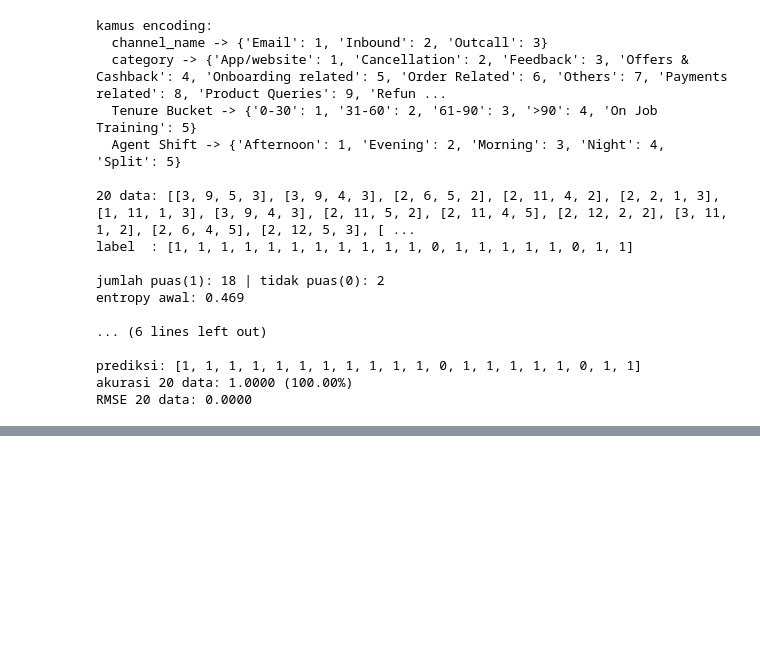
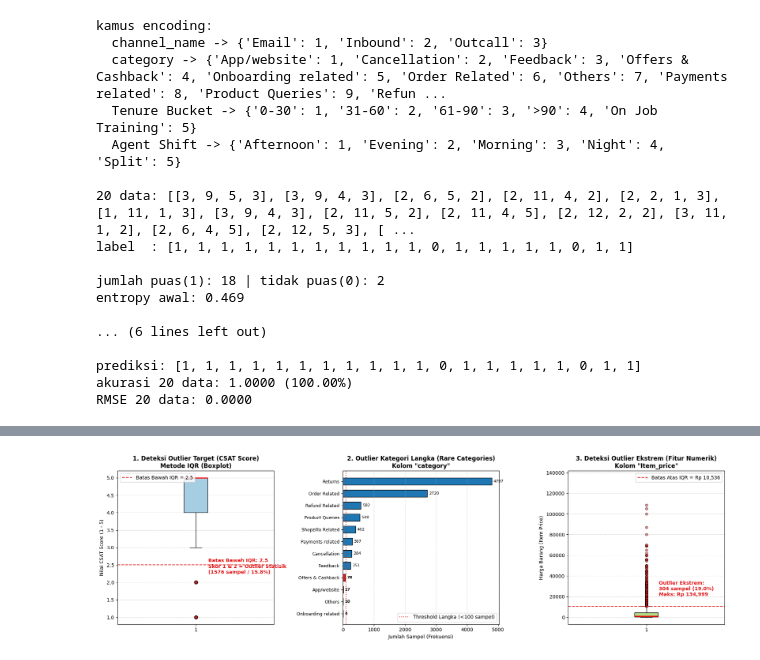
Before and after one commit to haidaralfff/ML_Learning, a Jupyter notebook: notebook/desiciontree.ipynb, the cells around one changed output, grey strips where cells are left out. Drawn from its saved outputs; the diff is of its cells as text; code cells hidden in the pictures; blank space fills up the shorter version.

```diff
--- a/notebook/desiciontree.ipynb
+++ b/notebook/desiciontree.ipynb
@@ -106,7 +107,14 @@ import kagglehub
 from pathlib import Path
 
 # download dataset dari kaggle (sekali download, run berikutnya pakai cache)
-path = kagglehub.dataset_download("ddosad/ecommerce-customer-service-satisfaction")
+try:
+    path = kagglehub.dataset_download("ddosad/ecommerce-customer-service-satisfaction")
+except Exception:
+    cached_path = Path.home() / ".cache" / "kagglehub" / "datasets" / "ddosad" / "ecommerce-customer-service-satisfaction" / "versions" / "3"
+    if cached_path.exists():
+        path = str(cached_path)
+    else:
+        raise
 
 # cari file csv di folder hasil download
 data = next(Path(path).glob("*.csv"), None)
@@ -252,0 +393,70 @@ RMSE 20 data: 0.0000
+# %%
+# visualisasi deteksi outlier
+fig, axes = plt.subplots(1, 3, figsize=(18, 5.5))
+
+# 1. Boxplot CSAT Score (Target)
+q1 = df[target].quantile(0.25)
+q3 = df[target].quantile(0.75)
+iqr = q3 - q1
+lower_bound = q1 - 1.5 * iqr
+outliers_csat = df[df[target] < lower_bound]
+
+axes[0].boxplot(df[target].dropna(), patch_artist=True, vert=True,
+                boxprops=dict(facecolor='#a6cee3', color='black'),
+                medianprops=dict(color='red', linewidth=2),
+                flierprops=dict(marker='o', markerfacecolor='#e31a1c', markersize=6, alpha=0.6))
+axes[0].set_title('1. Deteksi Outlier Target (CSAT Score)\nMetode IQR (Boxplot)', fontweight='bold', fontsize=12)
+axes[0].set_ylabel('Nilai CSAT Score (1 - 5)')
+axes[0].axhline(lower_bound, color='#e31a1c', linestyle='--', linewidth=1.5, label=f'Batas Bawah IQR = {lower_bound}')
+axes[0].text(1.08, lower_bound - 0.25, f'Batas Bawah IQR: {lower_bound}\nSkor 1 & 2 = Outlier Statisik\n({len(outliers_csat)} sampel / {len(outliers_csat)/len(df)*100:.1f}%)',
+             color='#e31a1c', fontweight='bold', fontsize=10)
+axes[0].legend(loc='upper left')
+axes[0].grid(axis='y', linestyle='--', alpha=0.5)
+
+# 2. Rare Category Outliers pada 'category'
+inv_kamus_cat = {v: k for k, v in kamus['category'].items()}
+cat_series = df['category'].map(inv_kamus_cat)
+counts_cat = cat_series.value_counts()
+colors = ['#1f78b4' if v >= 100 else '#e31a1c' for v in counts_cat.values]
+y_pos = range(len(counts_cat))
+axes[1].barh(y_pos, counts_cat.values, color=colors, edgecolor='black', height=0.6)
+axes[1].set_yticks(y_pos)
+axes[1].set_yticklabels(counts_cat.index, fontsize=9)
+axes[1].invert_yaxis()
+axes[1].axvline(100, color='#e31a1c', linestyle=':', linewidth=1.5, label='Threshold Langka (<100 sampel)')
+axes[1].set_title('2. Outlier Kategori Langka (Rare Categories)\nKolom "category"', fontweight='bold', fontsize=12)
+axes[1].set_xlabel('Jumlah Sampel (Frekuensi)')
+for i, v in enumerate(counts_cat.values):
+    axes[1].text(v + 50, i, f'{v}', va='center', fontsize=8, fontweight='bold' if v < 100 else 'normal')
+axes[1].legend(loc='lower right')
+axes[1].grid(axis='x', linestyle='--', alpha=0.5)
+
+# 3. Boxplot Item_price dari dataset awal
+raw_df = pd.read_csv(data, nrows=10000)
+item_p = raw_df['Item_price'].dropna()
+q1_p = item_p.quantile(0.25)
+q3_p = item_p.quantile(0.75)
+iqr_p = q3_p - q1_p
+up_bound_p = q3_p + 1.5 * iqr_p
+outliers_p = item_p[item_p > up_bound_p]
+
+axes[2].boxplot(item_p, patch_artist=True, vert=True,
+                boxprops=dict(facecolor='#b2df8a', color='black'),
+                medianprops=dict(color='red', linewidth=2),
+                flierprops=dict(marker='o', markerfacecolor='#e31a1c', markersize=5, alpha=0.5))
+axes[2].set_title('3. Deteksi Outlier Ekstrem (Fitur Numerik)\nKolom "Item_price"', fontweight='bold', fontsize=12)
+axes[2].set_ylabel('Harga Barang (Item Price)')
+axes[2].axhline(up_bound_p, color='#e31a1c', linestyle='--', linewidth=1.5, label=f'Batas Atas IQR = Rp {up_bound_p:,.0f}')
+axes[2].text(1.08, up_bound_p + 10000, f'Outlier Ekstrem:\n{len(outliers_p)} sampel ({len(outliers_p)/len(item_p)*100:.1f}%)\nMaks: Rp {item_p.max():,.0f}',
+             color='#e31a1c', fontweight='bold', fontsize=10)
+axes[2].legend(loc='upper right')
+axes[2].grid(axis='y', linestyle='--', alpha=0.5)
+
+plt.tight_layout()
+plt.show()
+
+print(f'Total baris outlier target (CSAT Score < 2.5): {len(outliers_csat)} ({len(outliers_csat)/len(df)*100:.2f}%)')
+print(f'Kategori langka (Outlier frekuensi <100 sampel): {dict(counts_cat[counts_cat < 100])}')
+print(f'Total baris outlier numerik (Item_price > {up_bound_p:,.0f}): {len(outliers_p)} ({len(outliers_p)/len(item_p)*100:.2f}%)')
+# %% [output]
+[figure, added]
```
Also changed, not shown: parts of 7 cells of this notebook, 9 other files.
